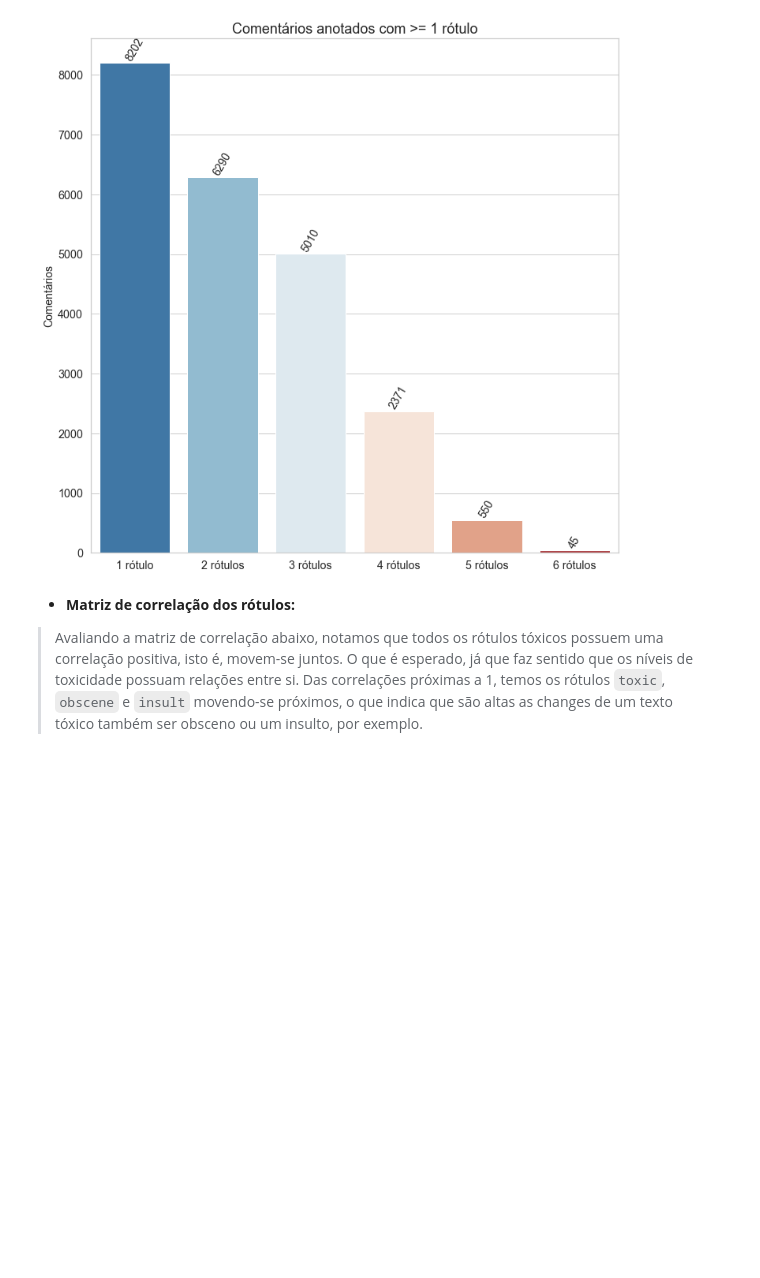
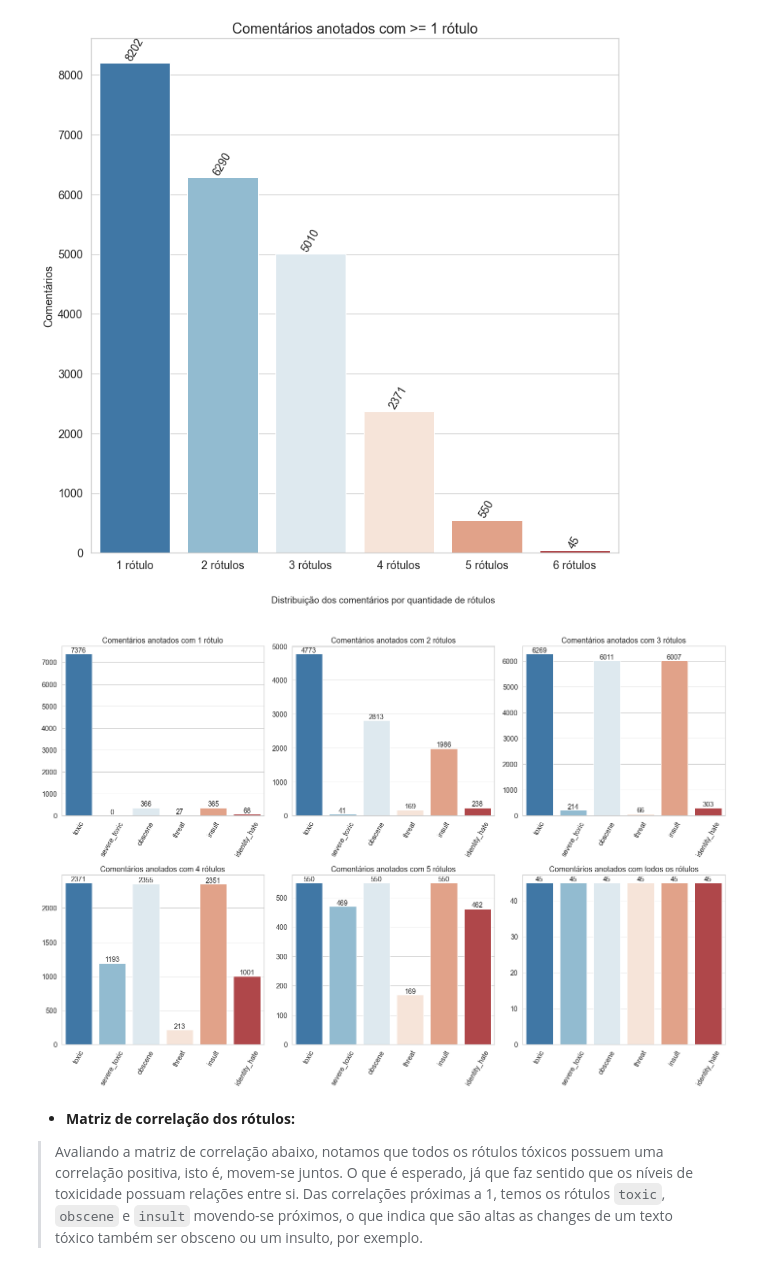
Before and after one commit to barbaraneves/gender-bias-in-virtual-assistants, a Jupyter notebook: exploratory-data-analysis/1 - Wikipedia Toxic Comments Dataset Analysis.ipynb, the cells around one changed output. Cells and saved outputs as stored; diff of their text form; code cells hidden in the pictures; blank space fills up the shorter version.

Commit message:
[Checkpoint #2] Plotando uma distribuição dos comentários anotados com >= 1 rótulo

```diff
--- a/exploratory-data-analysis/1 - Wikipedia Toxic Comments Dataset Analysis.ipynb
+++ b/exploratory-data-analysis/1 - Wikipedia Toxic Comments Dataset Analysis.ipynb
@@ -307,6 +307,22 @@ utils.plot_histogram_labels(x_label=indexes,
                             height=12)
 # %% [output]
 [figure]
+# %%
+labels_count_each = []
+for i in range(1, 7):
+  max_i = df[df['labels_count'] == i]
+  labels_count_each.append(max_i[labels[:-1]].sum().to_numpy())
+labels_count_each = np.array(labels_count_each)
+
+utils.plot_histogram_labels_count_each(x_label=labels[:-1],
+                                       y_label=labels_count_each,
+                                       labels=labels_count_each,
+                                       palette='RdBu_r',
+                                       title='Distribuição dos comentários por quantidade de rótulos',
+                                       width=20,
+                                       height=15)
+# %% [output]
+[figure, added]
 # %% [markdown]
 - **Matriz de correlação dos rótulos:**
 > Avaliando a matriz de correlação abaixo, notamos que todos os rótulos tóxicos possuem uma correlação positiva, isto é, movem-se juntos. O que é esperado, já que faz sentido que os níveis de toxicidade possuam relações entre si. Das correlações próximas a 1, temos os rótulos `toxic`, `obscene` e `insult` movendo-se próximos, o que indica que são altas as changes de um texto tóxico também ser obsceno ou um insulto, por exemplo.
```
Also changed, not shown: parts of 2 cells of this notebook, 1 other file.
